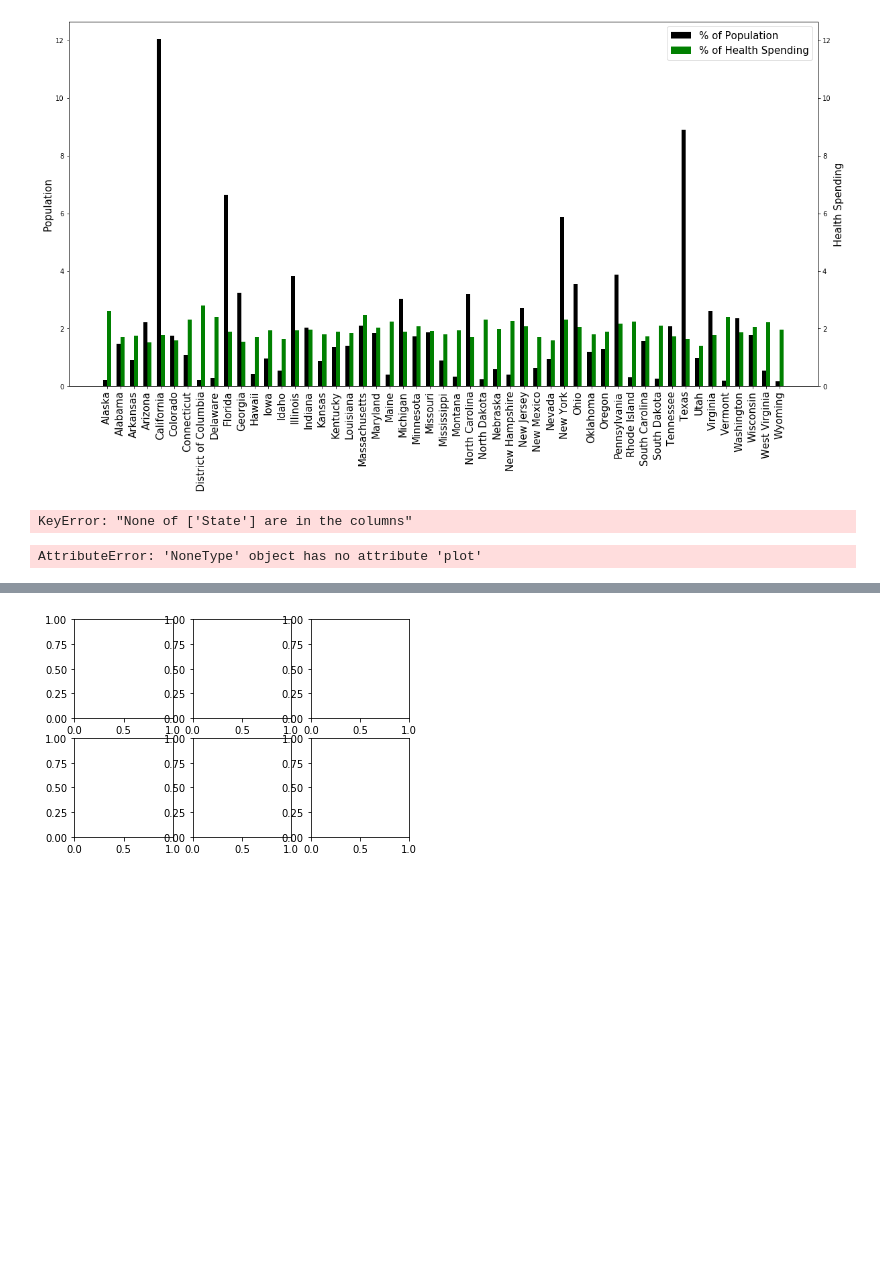
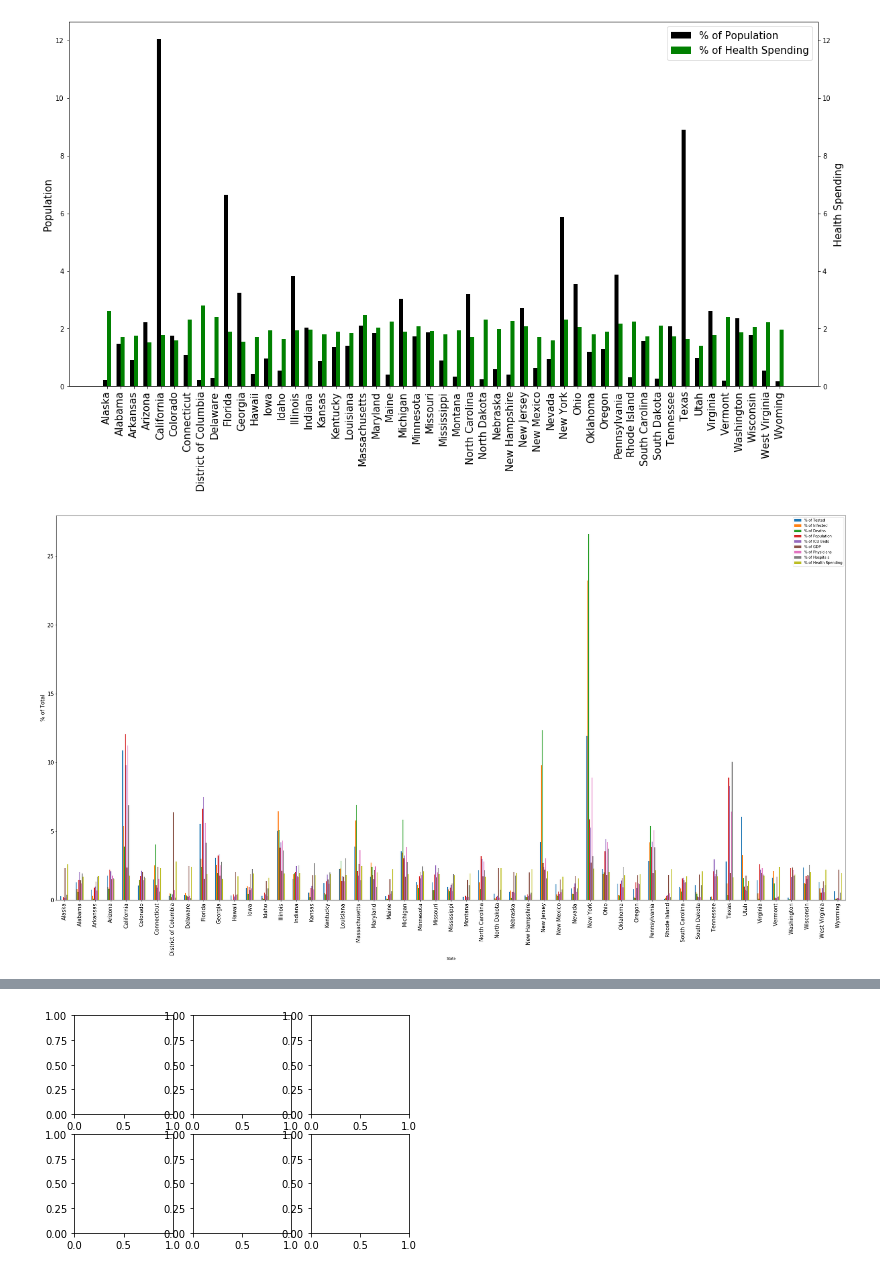
Before and after one commit to RHartley09/Project_1, a Jupyter notebook: TestFiles/Analysis_Visualization_Test.ipynb, the cells around one changed output, grey strips where cells are left out. Saved outputs shown, nothing was run; the diff lists cells and outputs as text; code cells hidden in the pictures; blank space fills up the shorter version.

```diff
--- a/TestFiles/Analysis_Visualization_Test.ipynb
+++ b/TestFiles/Analysis_Visualization_Test.ipynb
@@ -150,15 +150,15 @@ ax6.set_ylim(0,1.05*state_analysis['% of Population'].max())
 plt.show()
 # %% [output]
 [figure]
-# %%
-new_analysis = state_analysis.set_index("State", inplace=True)
-
-new_analysis
-# %% [output]
-KeyError: "None of ['State'] are in the columns"
-# %%
-ax = new_analysis.plot.bar(rot=0)
-
-plt.show()
-# %% [output]
-AttributeError: 'NoneType' object has no attribute 'plot'
+# %%
+# reset State as index
+st_new = state_analysis.set_index('State', drop=True)
+# drop population column
+newnew=st_new.drop(columns=['Population'])
+# %%
+# plot all columns for viewing and analyzing all together
+ax = newnew.plot.bar(rot=90, figsize=(40,20), fontsize=15)
+ax.set_ylabel('% of Total', fontsize=15)
+plt.show()
+# %% [output]
+[figure, added]
```
Also changed, not shown: parts of 7 cells of this notebook, 4 other files.
